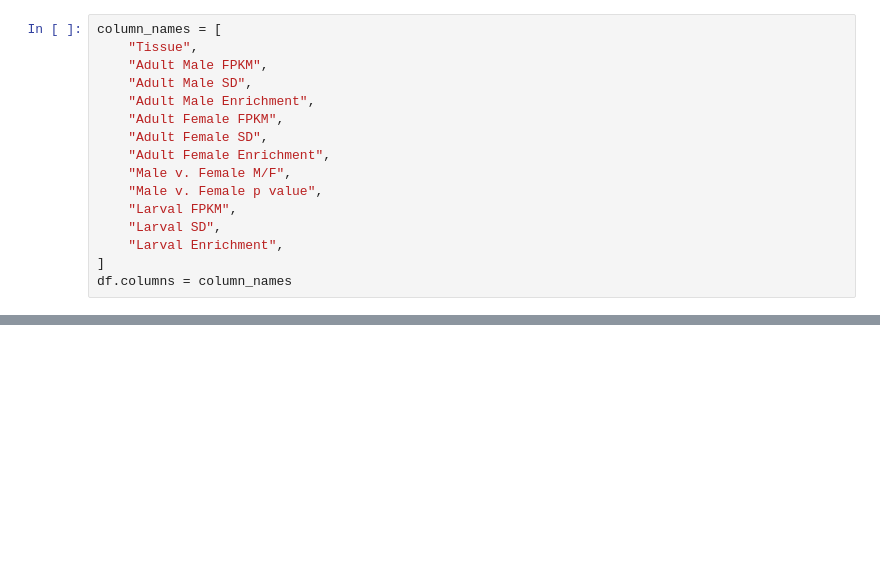
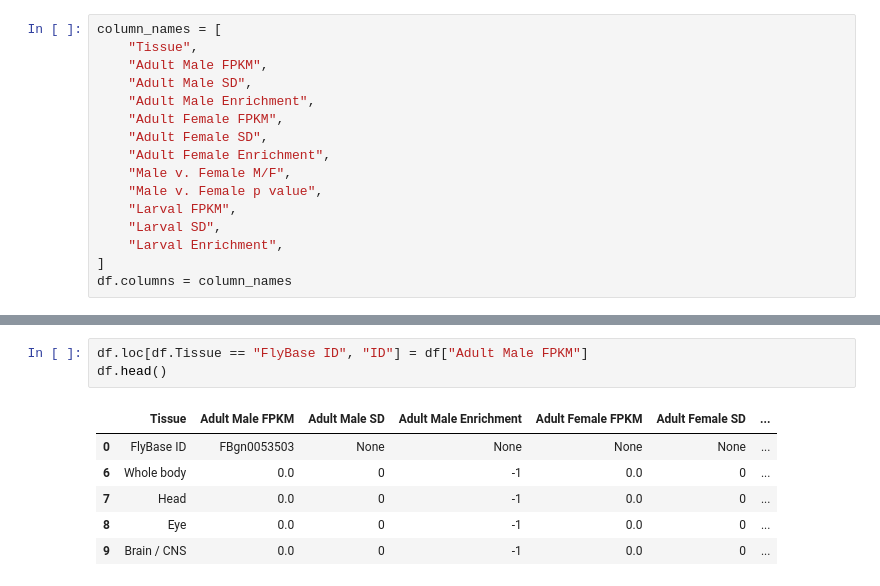
Before and after one commit to nehal1989/FlyAtlas2Scraper, a Jupyter notebook: Cleaning_bad_csv_file.ipynb, the cells around one changed output, grey strips where cells are left out. Drawn from its saved outputs; the diff is of its cells as text; blank space fills up the shorter version.

```diff
--- a/Cleaning_bad_csv_file.ipynb
+++ b/Cleaning_bad_csv_file.ipynb
@@ -63,0 +91,10 @@ df
+# %%
+df.loc[df.Tissue == "FlyBase ID", "ID"] = df["Adult Male FPKM"]
+df.head()
+# %% [output]
+|  | Tissue | Adult Male FPKM | Adult Male SD | Adult Male Enrichment | Adult Female FPKM | Adult Female SD | ... |
+| 0 | FlyBase ID | FBgn0053503 | None | None | None | None | ... |
+| 6 | Whole body | 0.0 | 0 | -1 | 0.0 | 0 | ... |
+| 7 | Head | 0.0 | 0 | -1 | 0.0 | 0 | ... |
+| 8 | Eye | 0.0 | 0 | -1 | 0.0 | 0 | ... |
+| 9 | Brain / CNS | 0.0 | 0 | -1 | 0.0 | 0 | ... |
```
Also changed, not shown: parts of 10 cells of this notebook.
